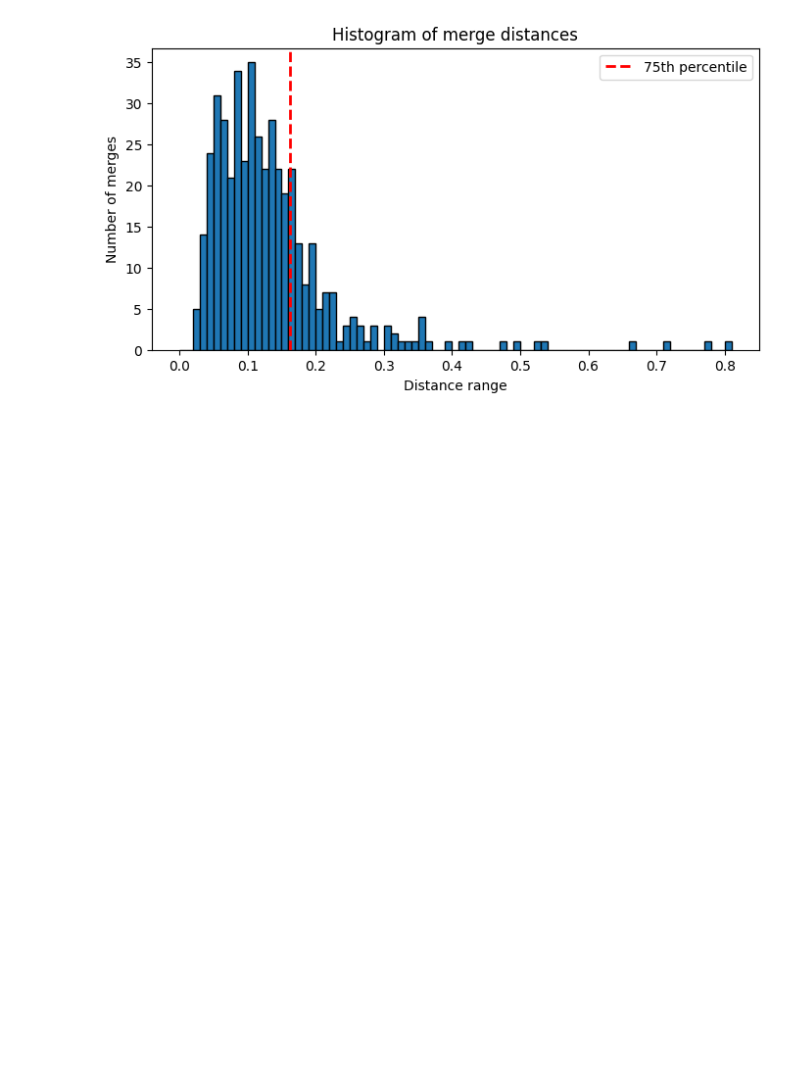
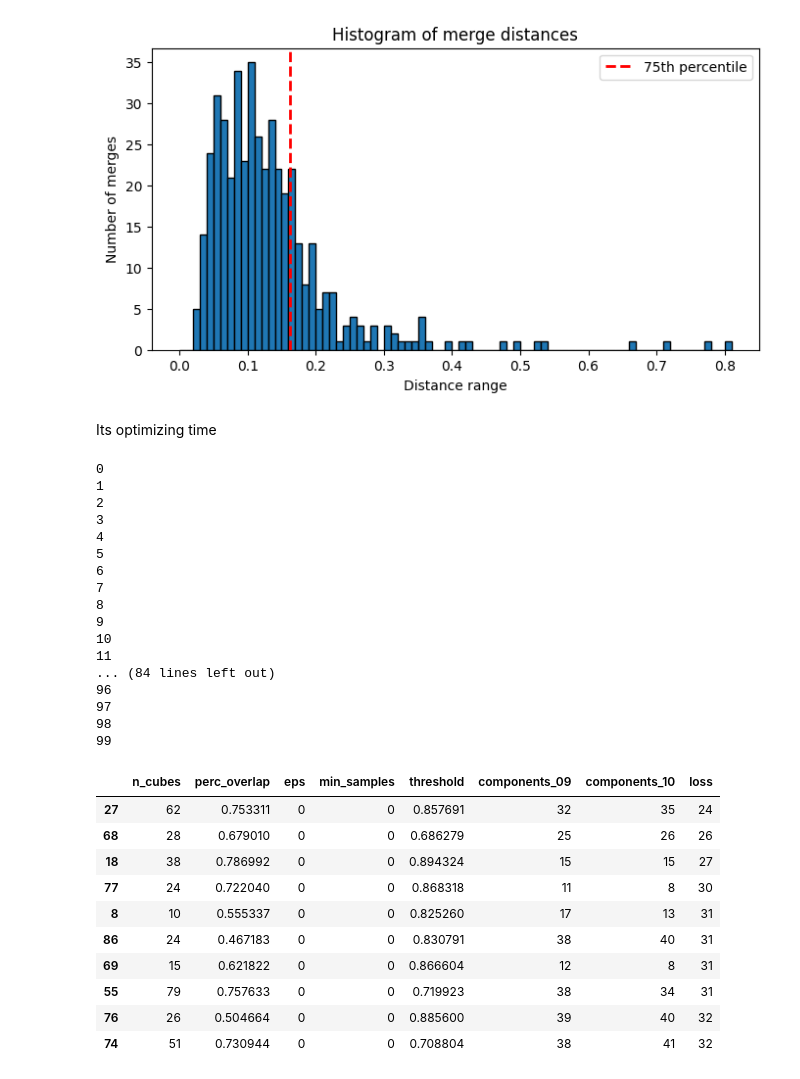
Before and after one commit to tzuh231/TDA_practical, a Jupyter notebook: exploratory/mapper_analysis.ipynb, the cells around one changed output. Saved outputs shown, nothing was run; the diff lists cells and outputs as text; code cells hidden in the pictures; blank space fills up the shorter version.

Commit message:
Added code to compute connected components and simple random search for parameters

```diff
--- a/exploratory/mapper_analysis.ipynb
+++ b/exploratory/mapper_analysis.ipynb
@@ -198,3 +213,5 @@ plt.show()
 # %% [output]
 [figure]
 [figure]
+# %% [markdown]
+Its optimizing time
@@ -200,0 +274,59 @@ plt.show()
+# %%
+import random
+import pandas as pd
+
+results = []
+
+target_09 = 10
+target_10 = 37
+
+for trial in range(100):
+    print(trial)
+    params = {
+        "n_cubes": random.randint(5, 100),
+        "perc_overlap": random.uniform(0.1, 0.8),
+        "eps": 0,#random.uniform(0.1, 5.0),
+        "min_samples":0, #random.randint(1, 10),
+        "threshold": random.uniform(0.1, 0.9)
+    }
+
+    loss, c_09, c_10 = objective_value(params)
+
+    results.append({
+        **params,
+        "components_09": c_09,
+        "components_10": c_10,
+        "loss": loss
+    })
+
+df_results = pd.DataFrame(results)
+df_results.sort_values("loss").head(10)
+# %% [output]
+0
+1
+2
+3
+4
+5
+6
+7
+8
+9
+10
+11
+... (84 lines left out)
+96
+97
+98
+99
+|  | n_cubes | perc_overlap | eps | min_samples | threshold | components_09 | components_10 | loss |
+| 27 | 62 | 0.753311 | 0 | 0 | 0.857691 | 32 | 35 | 24 |
+| 68 | 28 | 0.679010 | 0 | 0 | 0.686279 | 25 | 26 | 26 |
+| 18 | 38 | 0.786992 | 0 | 0 | 0.894324 | 15 | 15 | 27 |
+| 77 | 24 | 0.722040 | 0 | 0 | 0.868318 | 11 | 8 | 30 |
+| 8 | 10 | 0.555337 | 0 | 0 | 0.825260 | 17 | 13 | 31 |
+| 86 | 24 | 0.467183 | 0 | 0 | 0.830791 | 38 | 40 | 31 |
+| 69 | 15 | 0.621822 | 0 | 0 | 0.866604 | 12 | 8 | 31 |
+| 55 | 79 | 0.757633 | 0 | 0 | 0.719923 | 38 | 34 | 31 |
+| 76 | 26 | 0.504664 | 0 | 0 | 0.885600 | 39 | 40 | 32 |
+| 74 | 51 | 0.730944 | 0 | 0 | 0.708804 | 38 | 41 | 32 |
```
Also changed, not shown: parts of 5 cells of this notebook, 2 other files.
